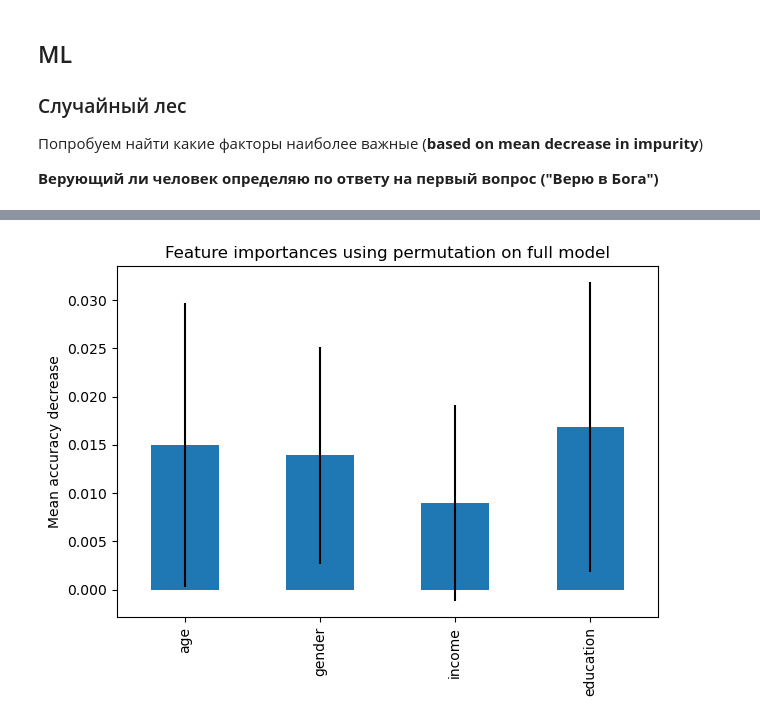
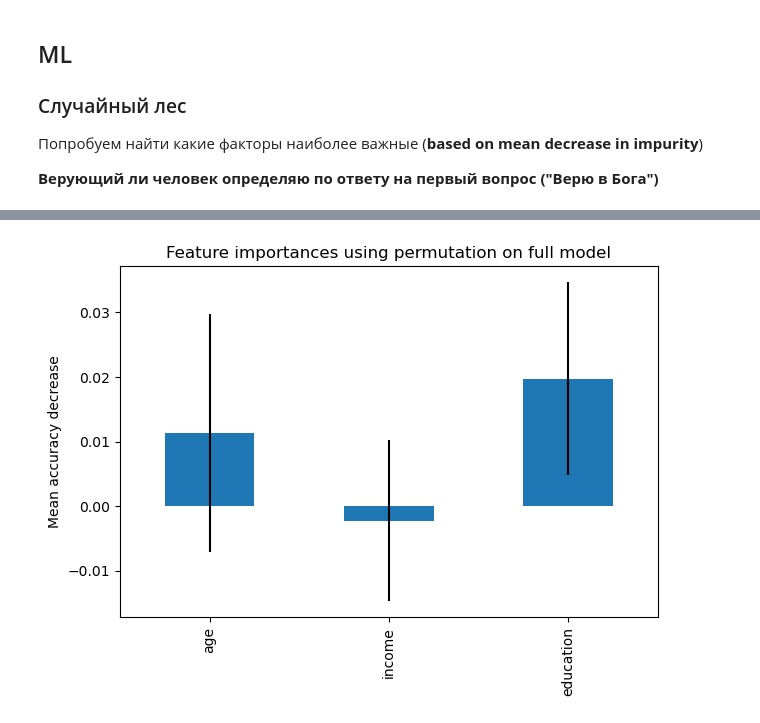
Before and after one commit to dacsson/religion_analysis, a Jupyter notebook: religion_analysis.ipynb, the cells around one changed output, grey strips where cells are left out. Saved outputs shown, nothing was run; the diff lists cells and outputs as text; code cells hidden in the pictures.

```diff
--- a/religion_analysis.ipynb
+++ b/religion_analysis.ipynb
@@ -465,10 +392,10 @@ data=pd.DataFrame(data=data)
 
 from sklearn.model_selection import train_test_split
 
-X = data[['age', 'gender', 'income', 'education']]
+X = data[['age', 'income', 'education']]
 y = data['religious']
 
-X_train, X_test, y_train, y_test = train_test_split(X, y, test_size=0.3, random_state=85)
+X_train, X_test, y_train, y_test = train_test_split(X, y, test_size=0.5, random_state=85)
 
 from sklearn.ensemble import RandomForestClassifier
 
@@ -491,7 +418,7 @@ print(f"Elapsed time to compute the importances: {elapsed_time:.3f} seconds")
 
 import pandas as pd
 
-feature_names = ['age', 'gender', 'income', 'education']
+feature_names = ['age', 'income', 'education']
 forest_importances = pd.Series(result.importances_mean, index=feature_names)
 
 fig, ax = plt.subplots()
@@ -505 +432 @@ Elapsed time to compute the importances: 5.843 seconds
-[figure, old version]
+[figure, new version]
```
Also changed, not shown: parts of 5 cells of this notebook.
